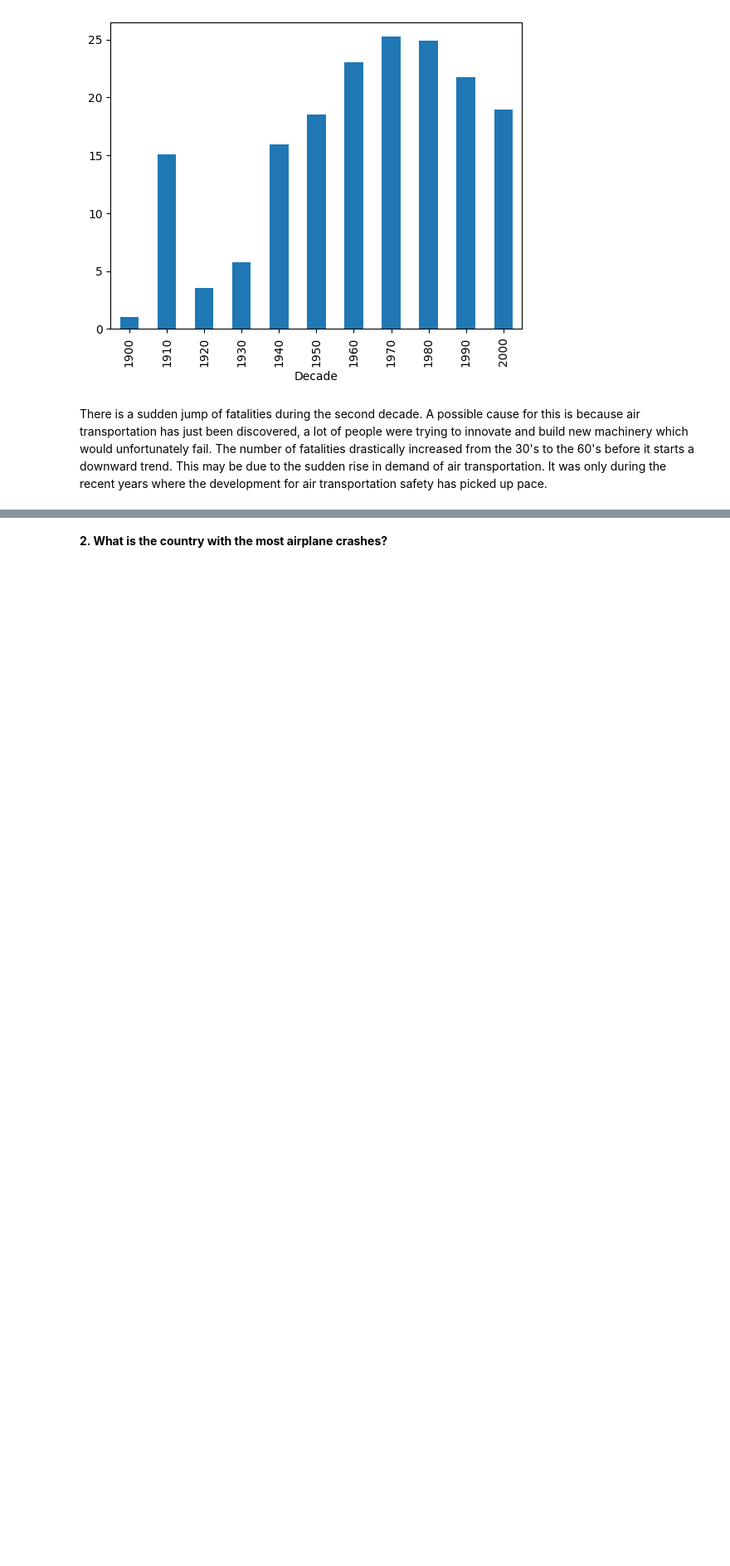
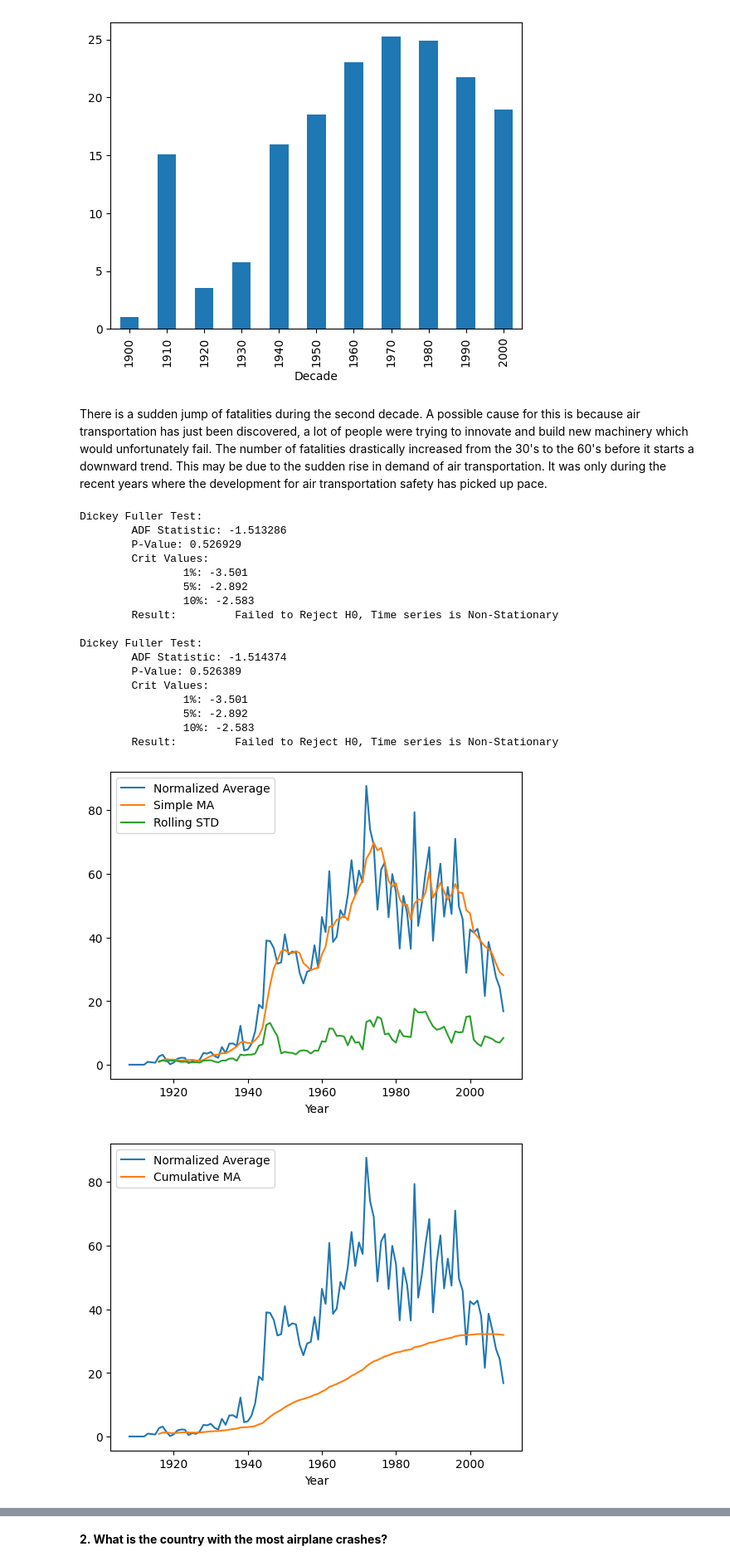
Before and after one commit to samueluy/CSMODEL-5, a Jupyter notebook: csmodel-5-phase-1.ipynb, the cells around one changed output, grey strips where cells are left out. Shown at 83% size. Drawn from its saved outputs; the diff is of its cells as text; code cells hidden in the pictures; blank space fills up the shorter version.

```diff
--- a/csmodel-5-phase-1.ipynb
+++ b/csmodel-5-phase-1.ipynb
@@ -115,3 +115,74 @@ decade_fatalities.plot.bar(x='Decade', y='Fatalities')
 [figure]
 # %% [markdown]
 There is a sudden jump of fatalities during the second decade. A possible cause for this is because air transportation has just been discovered, a lot of people were trying to innovate and build new machinery which would unfortunately fail. The number of fatalities drastically increased from the 30's to the 60's before it starts a downward trend. This may be due to the sudden rise in demand of air transportation. It was only during the recent years where the development for air transportation safety has picked up pace.
+# %%
+from statsmodels.tsa.stattools import adfuller
+def Dickey_Fuller(series, isPrinted):
+    fuller = adfuller(series.values)
+    adf_stat, pval, crit_values = [fuller[0], fuller[1], fuller[4]]
+    if isPrinted:
+        print("Dickey Fuller Test:")
+        print("\tADF Statistic: %f" % adf_stat)
+        print("\tP-Value: %f" % pval)
+        print("\tCrit Values: ")
+        for key, val in crit_values.items():
+            print("\t\t%s: %.3f" % (key, val))
+        print("\tResult: %s" % ("\tReject H0; Time Series is Stationary" if adf_stat < crit_values["5%"] else "\tFailed to Reject H0, Time series is Non-Stationary"))
+        print()
+    return
+# %%
+from statsmodels.tsa.seasonal import seasonal_decompose
+from statsmodels.graphics.tsaplots import plot_acf
+from statsmodels.tsa.arima_model import ARIMA
+from pandas.plotting import register_matplotlib_converters
+register_matplotlib_converters()
+
+# Cleaning
+df = airplane_df.copy()
+df = df[df["Fatalities"].notna()]
+df = df[df["Date"].notna()]
+df = df.reset_index(drop=True)
+
+# Normalization
+std = df['Fatalities'].std()
+new_df = airplane_df2.groupby('Year')['Fatalities'].agg(**{'Total Fatalities':('sum'), 'Total Reports':('count'), 'Average Fatalities':('mean')}).reset_index()
+new_df['Std'] = std
+new_df['Normalized Average'] = (new_df['Total Fatalities'] - new_df['Average Fatalities']) / std
+
+# Moving Average Variations
+n = 5
+new_df['Simple MA'] =       new_df['Normalized Average'].rolling(window=n).mean()
+new_df['Rolling STD'] =     new_df['Normalized Average'].rolling(window=n).std()
+new_df['Cumulative MA'] =   new_df['Normalized Average'].expanding(n).mean()
+new_df['Exponential MA'] =  new_df['Normalized Average'].ewm(span=n).mean()
+new_df['Log'] =             np.log(new_df['Normalized Average'])
+new_df = new_df.sort_values(by="Year", ascending=True)
+
+new_df[['Normalized Average','Simple MA', 'Year', 'Rolling STD']].plot.line(x="Year")
+new_df[['Normalized Average','Cumulative MA', 'Year']].plot.line(x="Year")
+new_df[['Normalized Average','Exponential MA', 'Year']].plot.line(x="Year")
+# new_df[['Log', 'Normalized Average', 'Rolling STD', 'Simple MA', 'Year']].plot.line(x='Year')
+# plot_acf(new_df['Normalized Average'])
+
+Dickey_Fuller(yearly_fatalities['Fatalities'], True)
+Dickey_Fuller(new_df['Normalized Average'], True)
+# %% [output]
+Dickey Fuller Test:
+        ADF Statistic: -1.513286
+        P-Value: 0.526929
+        Crit Values:
+                1%: -3.501
+                5%: -2.892
+                10%: -2.583
+        Result:         Failed to Reject H0, Time series is Non-Stationary
+
+Dickey Fuller Test:
+        ADF Statistic: -1.514374
+        P-Value: 0.526389
+        Crit Values:
+                1%: -3.501
+                5%: -2.892
+                10%: -2.583
+        Result:         Failed to Reject H0, Time series is Non-Stationary
+[figure, added]
+[figure, added]
```
Also changed, not shown: parts of 1 cell of this notebook.
